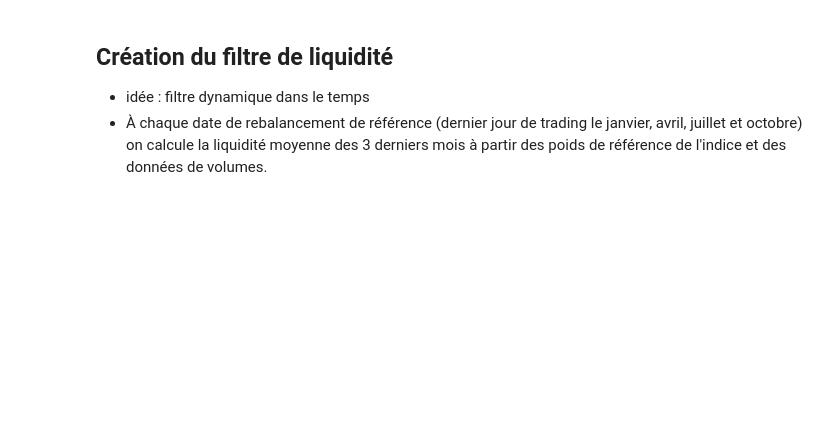
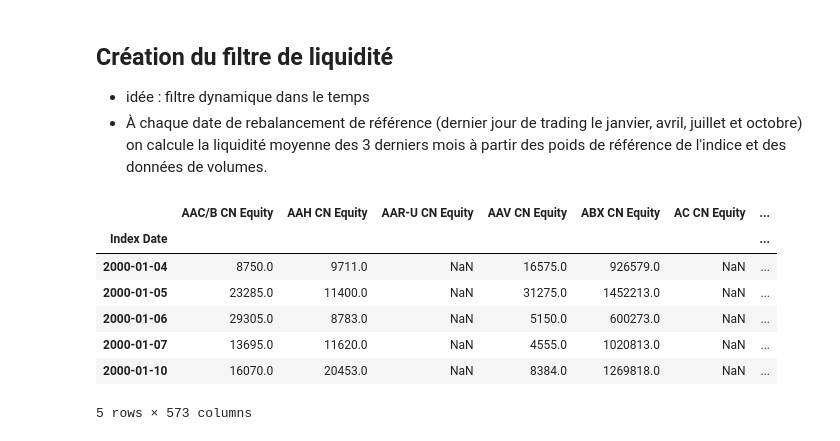
Before and after one commit to Thomas4390/bni_case_prog, a Jupyter notebook: main.ipynb, the cells around one changed output. Drawn from its saved outputs; the diff is of its cells as text; code cells hidden in the pictures; blank space fills up the shorter version.

```diff
--- a/main.ipynb
+++ b/main.ipynb
@@ -9,0 +17,11 @@ read_reference_index_holdings()
+# %%
+df_volume.head()
+# %% [output]
+|  | AAC/B CN Equity | AAH CN Equity | AAR-U CN Equity | AAV CN Equity | ABX CN Equity | AC CN Equity | ... |
+| Index Date |  |  |  |  |  |  | ... |
+| 2000-01-04 | 8750.0 | 9711.0 | NaN | 16575.0 | 926579.0 | NaN | ... |
+| 2000-01-05 | 23285.0 | 11400.0 | NaN | 31275.0 | 1452213.0 | NaN | ... |
+| 2000-01-06 | 29305.0 | 8783.0 | NaN | 5150.0 | 600273.0 | NaN | ... |
+| 2000-01-07 | 13695.0 | 11620.0 | NaN | 4555.0 | 1020813.0 | NaN | ... |
+| 2000-01-10 | 16070.0 | 20453.0 | NaN | 8384.0 | 1269818.0 | NaN | ... |
+5 rows × 573 columns
```
Also changed, not shown: parts of 8 cells of this notebook, 2 other files.
